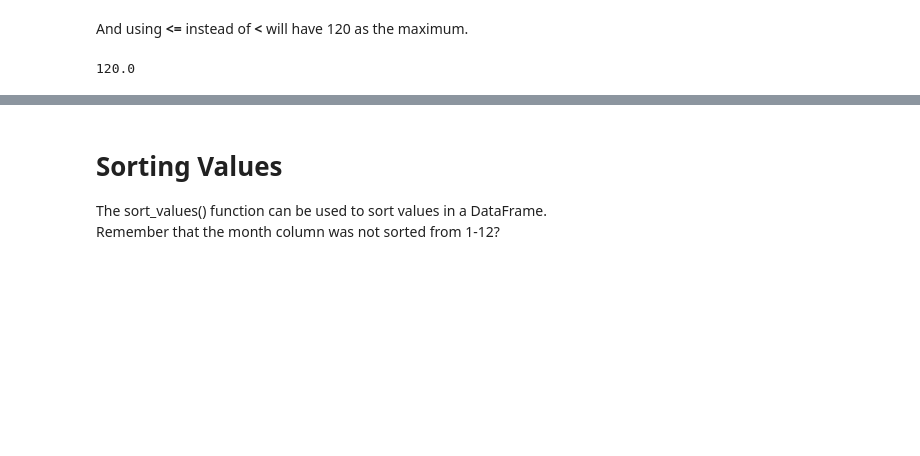
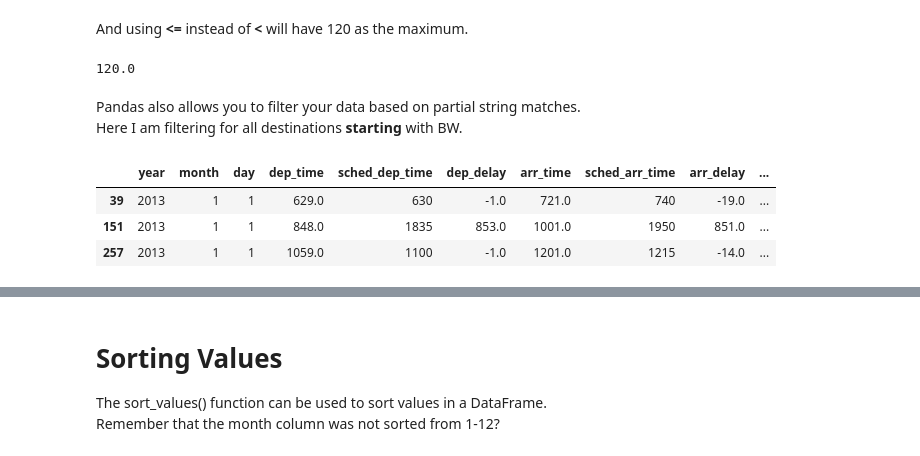
Before and after one commit to niradsp/Python-for-Data-Analysis, a Jupyter notebook: Session_1b.ipynb, the cells around one changed output, grey strips where cells are left out. Cells and saved outputs as stored; diff of their text form; code cells hidden in the pictures; blank space fills up the shorter version.

```diff
--- a/Session_1b.ipynb
+++ b/Session_1b.ipynb
@@ -451,3 +451,13 @@ And using <b> <= </b> instead of <b> < </b> will have 120 as the maximum.
 flights[(flights['dep_delay']<=120) & (flights['arr_delay']<=120)].arr_delay.max()
 # %% [output]
 120.0
+# %% [markdown]
+Pandas also allows you to filter your data based on partial string matches.
+Here I am filtering for all destinations <b> starting</b> with BW.
+# %%
+flights[flights['dest'].str.startswith("BW")].head(n=3)
+# %% [output]
+|  | year | month | day | dep_time | sched_dep_time | dep_delay | arr_time | sched_arr_time | arr_delay | ... |
+| 39 | 2013 | 1 | 1 | 629.0 | 630 | -1.0 | 721.0 | 740 | -19.0 | ... |
+| 151 | 2013 | 1 | 1 | 848.0 | 1835 | 853.0 | 1001.0 | 1950 | 851.0 | ... |
+| 257 | 2013 | 1 | 1 | 1059.0 | 1100 | -1.0 | 1201.0 | 1215 | -14.0 | ... |
```
Also changed, not shown: parts of 4 cells of this notebook.
